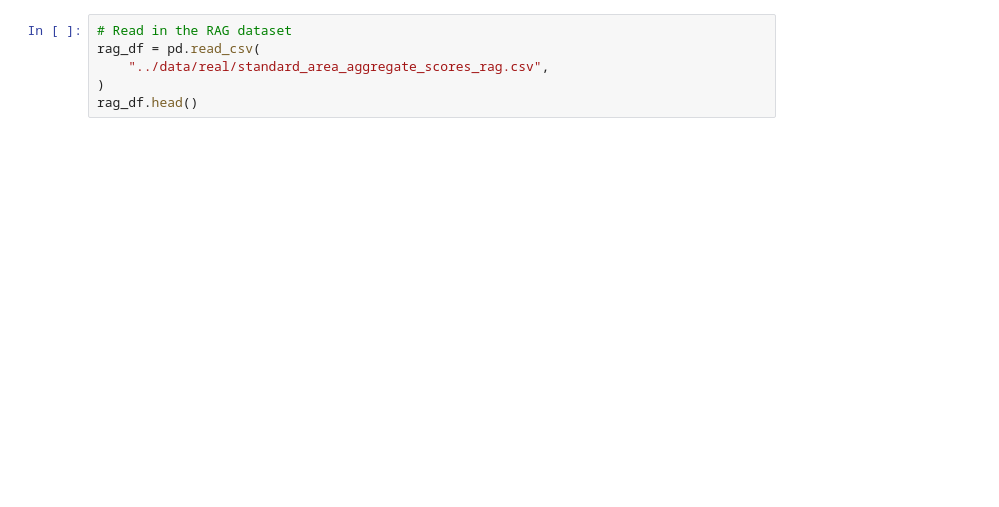
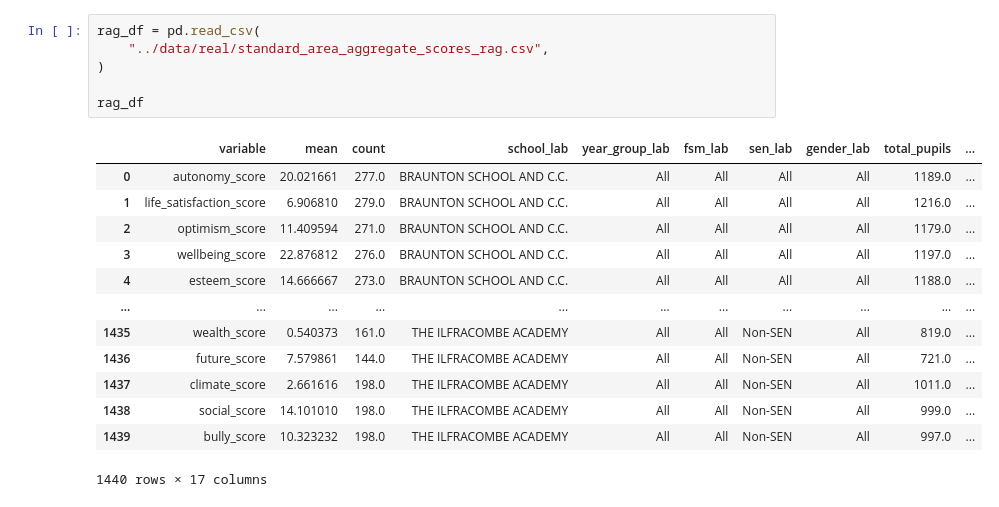
Before and after one commit to ellengoddard/kailo-beewell-graphs, a Jupyter notebook: school_graphs/topic_rag_comparison_graphs.ipynb, the cells around one changed output. Saved outputs shown, nothing was run; the diff lists cells and outputs as text; blank space fills up the shorter version.

```diff
--- a/school_graphs/topic_rag_comparison_graphs.ipynb
+++ b/school_graphs/topic_rag_comparison_graphs.ipynb
@@ -8,6 +16,20 @@ from rag_schools_comparison_graph import School, make_comparison_graph
 # %%
-# Read in the RAG dataset
 rag_df = pd.read_csv(
     "../data/real/standard_area_aggregate_scores_rag.csv",
 )
-rag_df.head()
+
+rag_df
+# %% [output]
+|  | variable | mean | count | school_lab | year_group_lab | fsm_lab | sen_lab | gender_lab | total_pupils | ... |
+| 0 | autonomy_score | 20.021661 | 277.0 | BRAUNTON SCHOOL AND C.C. | All | All | All | All | 1189.0 | ... |
+| 1 | life_satisfaction_score | 6.906810 | 279.0 | BRAUNTON SCHOOL AND C.C. | All | All | All | All | 1216.0 | ... |
+| 2 | optimism_score | 11.409594 | 271.0 | BRAUNTON SCHOOL AND C.C. | All | All | All | All | 1179.0 | ... |
+| 3 | wellbeing_score | 22.876812 | 276.0 | BRAUNTON SCHOOL AND C.C. | All | All | All | All | 1197.0 | ... |
+| 4 | esteem_score | 14.666667 | 273.0 | BRAUNTON SCHOOL AND C.C. | All | All | All | All | 1188.0 | ... |
+| ... | ... | ... | ... | ... | ... | ... | ... | ... | ... | ... |
+| 1435 | wealth_score | 0.540373 | 161.0 | THE ILFRACOMBE ACADEMY | All | All | Non-SEN | All | 819.0 | ... |
+| 1436 | future_score | 7.579861 | 144.0 | THE ILFRACOMBE ACADEMY | All | All | Non-SEN | All | 721.0 | ... |
+| 1437 | climate_score | 2.661616 | 198.0 | THE ILFRACOMBE ACADEMY | All | All | Non-SEN | All | 1011.0 | ... |
+| 1438 | social_score | 14.101010 | 198.0 | THE ILFRACOMBE ACADEMY | All | All | Non-SEN | All | 999.0 | ... |
+| 1439 | bully_score | 10.323232 | 198.0 | THE ILFRACOMBE ACADEMY | All | All | Non-SEN | All | 997.0 | ... |
+1440 rows × 17 columns
```
Also changed, not shown: parts of 11 cells of this notebook, 1 other file.
